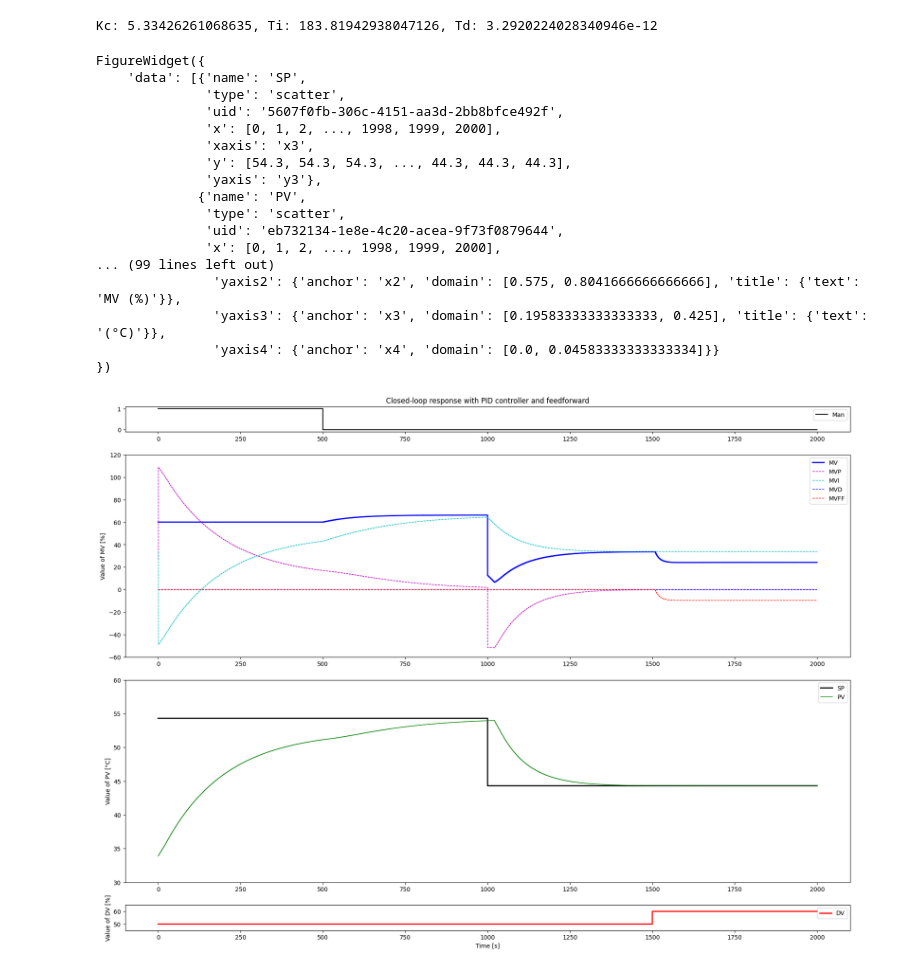
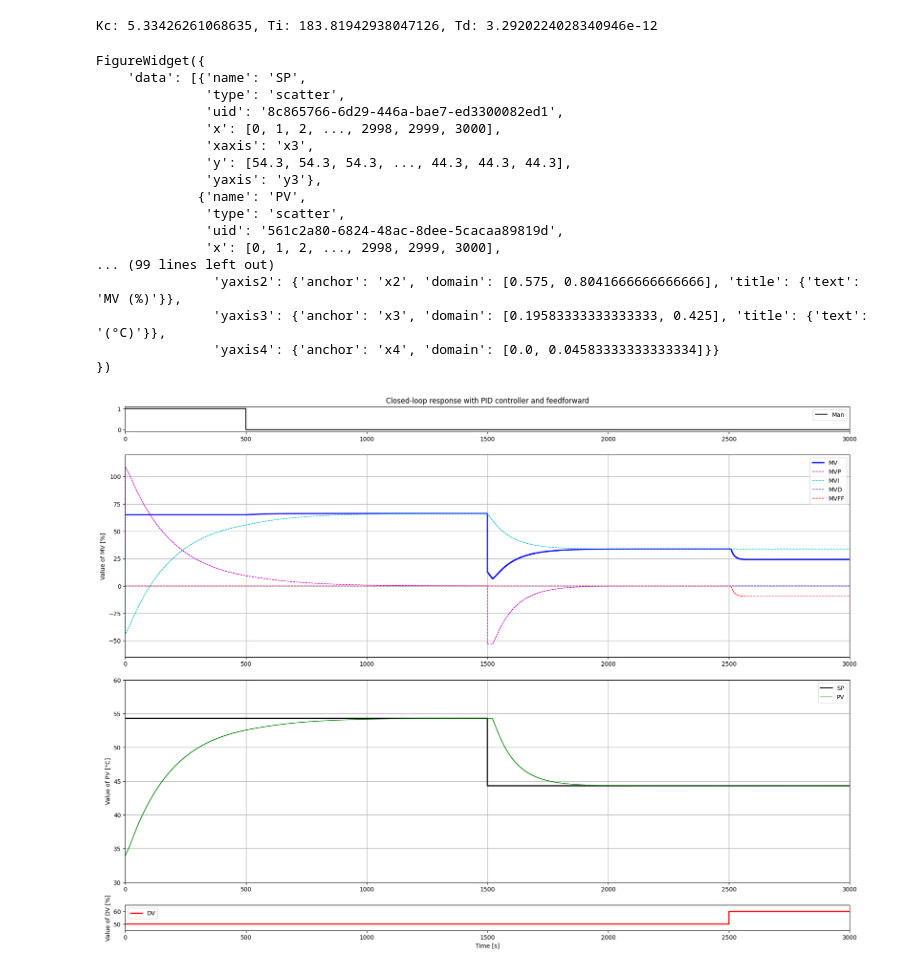
Before and after one commit to sstav0/Lab_Control_Theory, a Jupyter notebook: Simulation_CLP_PID_FF.ipynb, the cells around one changed output. Saved outputs shown, nothing was run; the diff lists cells and outputs as text; code cells hidden in the pictures.

```diff
--- a/Simulation_CLP_PID_FF.ipynb
+++ b/Simulation_CLP_PID_FF.ipynb
@@ -19,7 +19,7 @@ from ipywidgets import interactive, VBox
 # %% [markdown]
 ## Simulation parameters
 # %%
-TSim = 2000
+TSim = 3000
 Ts = 1
 N = int(TSim/Ts) + 1
 # %% [markdown]
@@ -96,10 +96,10 @@ elif scenario == 5:
     ManFF = False # Not needed
 # 6 : Response to perturbation & setpoint change, with controller in auto mode, with FF
 elif scenario == 6:
-    SPPath = {0: PV0 + 5, 1000: PV0 - 5}
+    SPPath = {0: PV0 + 5, 1500: PV0 - 5}
     ManPath = {0: 1, 500: 0, TSim: 0}
-    MVManPath = {0: MV0+10, TSim: MV0+10}
-    DVPath = {0: DV0, 1500: DV0 + 10}
+    MVManPath = {0: MV0+15, TSim: MV0+15}
+    DVPath = {0: DV0, 2500: DV0 + 10}
     FF = True
     ManFF = False # Not needed
 # %% [markdown]
@@ -184,11 +184,13 @@ l5, = ax2.step([0,TSim],[0,100],'b--',linewidth=1,label="MVD",where='post')
 l6, = ax2.step([0,TSim],[0,100],'r--',linewidth=1,label="MVFF",where='post')
 ax2.set_ylabel("Value of MV [%]")
 ax2.legend(loc='best')
+ax2.grid()
 
 l7, = ax3.step([0,TSim],[0,100],'k-',linewidth=2,label="SP",where='post')
 l8, = ax3.step([0,TSim],[0,100],'g-',linewidth=1,label="PV",where='post')
 ax3.set_ylabel("Value of PV [°C]")
 ax3.legend(loc='best')
+ax3.grid()
 
 l9, = ax4.step([0,TSim],[0,100],'r-',linewidth=2,label="DV",where='post')
 ax4.set_xlabel("Time [s]")
@@ -205,6 +207,11 @@ l6.set_data(t,MVFF)
 l7.set_data(t,SP)
 l8.set_data(t,PV)
 l9.set_data(t,DV)
+
+ax1.set_xlim(0, t[-1])
+ax2.set_xlim(0, t[-1])
+ax3.set_xlim(0, t[-1])
+ax4.set_xlim(0, t[-1])
 
 MVMinLimit = myRound(np.min((np.min(MV),np.min(MVp),np.min(MVi),np.min(MVd),np.min(MVFF))),5)
 MVMaxLimit = myRound(np.max((np.max(MV),np.max(MVp),np.max(MVi),np.max(MVd),np.max(MVFF))),5)
@@ -223,35 +230,35 @@ fig.add_trace(go.Scatter(x=t, y=DV, name="DV"), row=4, col=1)
 #fig.add_trace(go.Scatter(x=t, y=E, name="E", line=dict(dash='dash')), row=3, col=1)
 fig.add_trace(go.Scatter(x=t, y=MV, name="MV"), row=2, col=1)
 fig.add_trace(go.Scatter(x=t, y=MVp, name="MVp", line=dict(dash='dash')), row=2, col=1)
 fig.add_trace(go.Scatter(x=t, y=MVi, name="MVi", line=dict(dash='dash')), row=2, col=1)
 fig.add_trace(go.Scatter(x=t, y=MVd, name="MVd", line=dict(dash='dash')), row=2, col=1)
 fig.add_trace(go.Scatter(x=t, y=MAN, name="Man"), row=1, col=1)
 
 # Update layout
 fig['layout'].update(height=800, width=800)
 fig['layout']['xaxis1'].update(title='Time (s)')
 fig['layout']['yaxis3'].update(title='(°C)')
 fig['layout']['xaxis2'].update(title='Time (s)')
 fig['layout']['yaxis2'].update(title='MV (%)')
 fig['layout']['xaxis3'].update(title='Time (s)')
 
 fig
 # %% [output]
 FigureWidget({
     'data': [{'name': 'SP',
               'type': 'scatter',
-              'uid': '5607f0fb-306c-4151-aa3d-2bb8bfce492f',
-              'x': [0, 1, 2, ..., 1998, 1999, 2000],
+              'uid': '8c865766-6d29-446a-bae7-ed3300082ed1',
+              'x': [0, 1, 2, ..., 2998, 2999, 3000],
               'xaxis': 'x3',
               'y': [54.3, 54.3, 54.3, ..., 44.3, 44.3, 44.3],
               'yaxis': 'y3'},
              {'name': 'PV',
               'type': 'scatter',
-              'uid': 'eb732134-1e8e-4c20-acea-9f73f0879644',
-              'x': [0, 1, 2, ..., 1998, 1999, 2000],
+              'uid': '561c2a80-6824-48ac-8dee-5cacaa89819d',
+              'x': [0, 1, 2, ..., 2998, 2999, 3000],
 ... (99 lines left out)
                'yaxis2': {'anchor': 'x2', 'domain': [0.575, 0.8041666666666666], 'title': {'text': 'MV (%)'}},
                'yaxis3': {'anchor': 'x3', 'domain': [0.19583333333333333, 0.425], 'title': {'text': '(°C)'}},
                'yaxis4': {'anchor': 'x4', 'domain': [0.0, 0.04583333333333334]}}
 })
-[figure, old version]
+[figure, new version]
```
